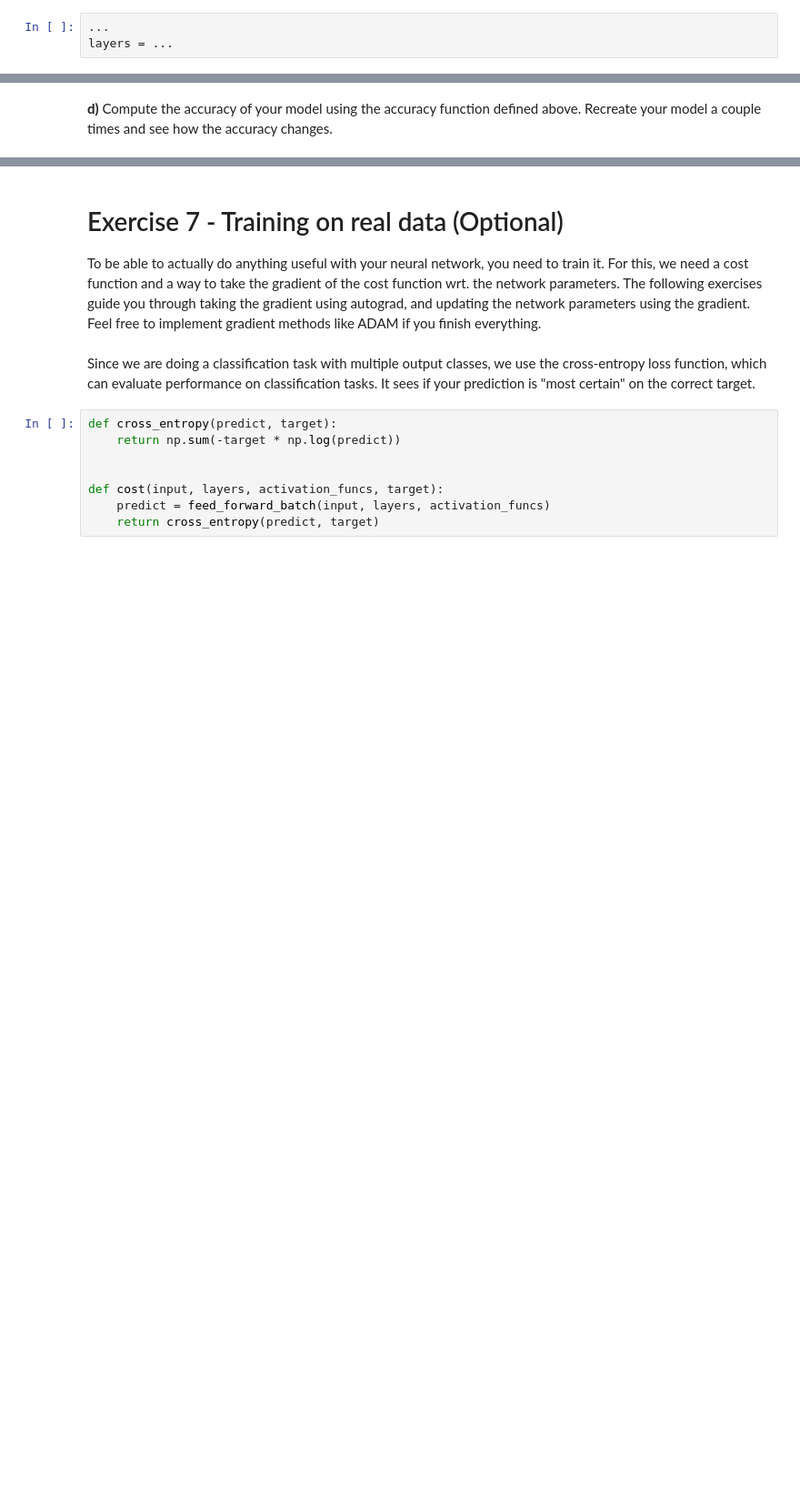
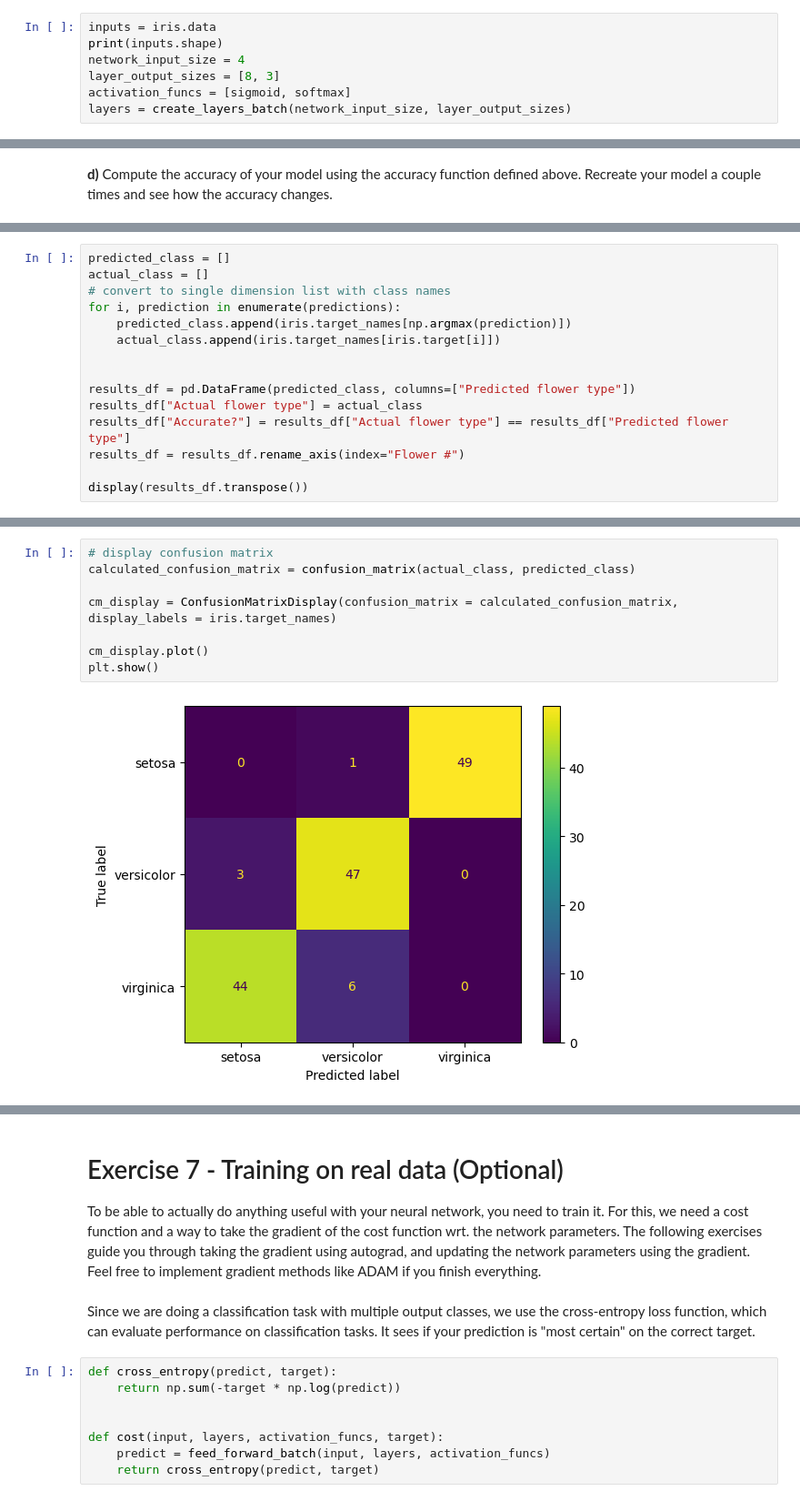
Before and after one commit to ericludvigs/MachineLearning, a Jupyter notebook: work/exercisesweek42.ipynb, the cells around one changed output, grey strips where cells are left out. Shown at 91% size. Cells and saved outputs as stored; diff of their text form; blank space fills up the shorter version.

```diff
--- a/work/exercisesweek42.ipynb
+++ b/work/exercisesweek42.ipynb
@@ -456,5 +435,9 @@ def accuracy(predictions, targets):
 # %% [markdown]
 **b)** Create a network with two hidden layers, the first with sigmoid activation and the last with softmax, the first layer should have 8 "nodes", the second has the number of nodes you found in exercise a). Softmax returns a "probability distribution", in the sense that the numbers in the output are positive and add up to 1 and, their magnitude are in some sense relative to their magnitude before going through the softmax function. Remember to use the batched version of the create_layers and feed forward functions.
 # %%
-...
-layers = ...
+inputs = iris.data
+print(inputs.shape)
+network_input_size = 4
+layer_output_sizes = [8, 3]
+activation_funcs = [sigmoid, softmax]
+layers = create_layers_batch(network_input_size, layer_output_sizes)
@@ -470,0 +460,15 @@ print(accuracy(predictions, targets))
+# %%
+predicted_class = []
+actual_class = []
+# convert to single dimension list with class names
+for i, prediction in enumerate(predictions):
+    predicted_class.append(iris.target_names[np.argmax(prediction)])
+    actual_class.append(iris.target_names[iris.target[i]])
+
+
+results_df = pd.DataFrame(predicted_class, columns=["Predicted flower type"])
+results_df["Actual flower type"] = actual_class
+results_df["Accurate?"] = results_df["Actual flower type"] == results_df["Predicted flower type"]
+results_df = results_df.rename_axis(index="Flower #")
+
+display(results_df.transpose())
@@ -470,0 +481,10 @@ print(accuracy(predictions, targets))
+# %%
+# display confusion matrix
+calculated_confusion_matrix = confusion_matrix(actual_class, predicted_class)
+
+cm_display = ConfusionMatrixDisplay(confusion_matrix = calculated_confusion_matrix, display_labels = iris.target_names)
+
+cm_display.plot()
+plt.show()
+# %% [output]
+[figure, added]
```
Also changed, not shown: parts of 15 cells of this notebook.
